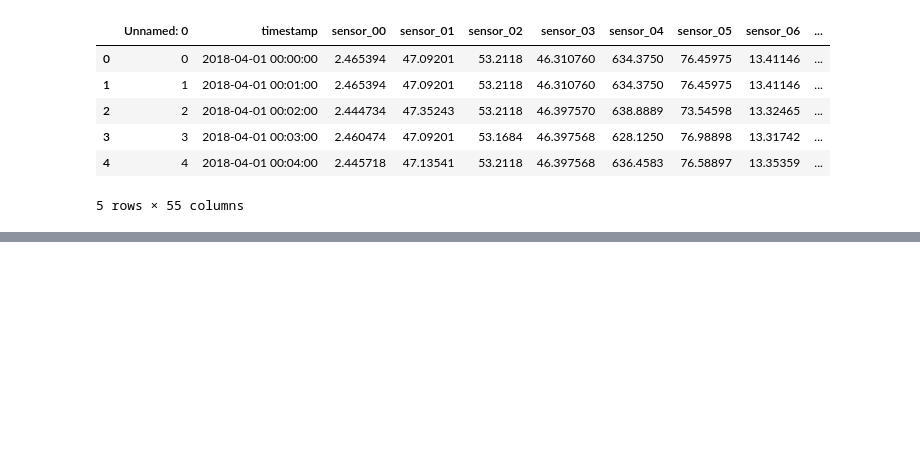
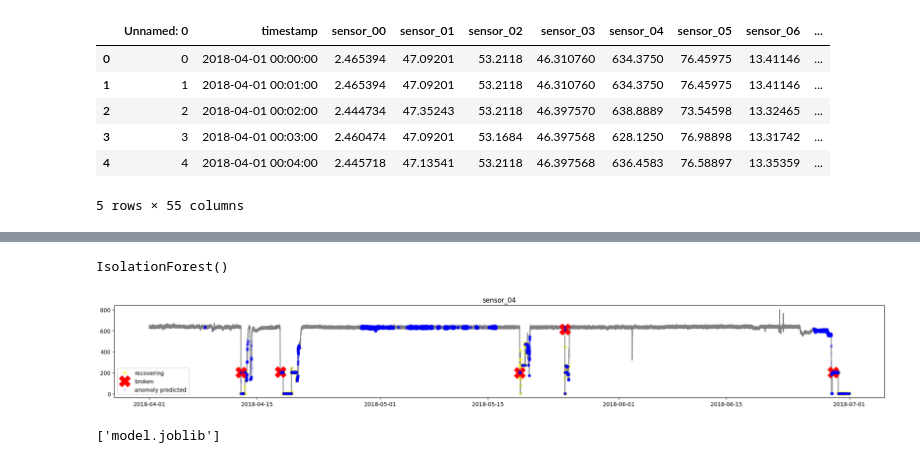
Before and after one commit to marshellon/programming2-, a Jupyter notebook: week 2.7/SE4ML.ipynb, the cells around one changed output, grey strips where cells are left out. Drawn from its saved outputs; the diff is of its cells as text; code cells hidden in the pictures; blank space fills up the shorter version.

```diff
--- a/week 2.7/SE4ML.ipynb
+++ b/week 2.7/SE4ML.ipynb
@@ -106,0 +86,30 @@ test_data = dfs[3:7] # test data array
+# %%
+iso = IsolationForest()
+iso.fit(X)
+# %% [output]
+IsolationForest()
+# %%
+y_pred = iso.predict(X)
+# %%
+data["prediction"] = y_pred
+# %%
+def plot_sensor_anomolies(sensor):
+    anomoly_rows = data[data["prediction"] == -1]
+    plot = plt.figure(figsize=(25,3))
+    plot = plt.plot(data[sensor], color='grey')
+    plot = plt.plot(recovery_rows[sensor], linestyle='none', marker='o', color='yellow', markersize=5, label='recovering',alpha = 0.5)
+    plot = plt.plot(broken_rows[sensor], linestyle='none', marker='X', color='red', markersize=20, label='broken')
+    plot = plt.plot(anomoly_rows[sensor], linestyle='none', marker='X', color='blue', markersize=4, label='anomoly predicted', alpha = 0.1)
+    plot = plt.title(sensor)
+    plot = plt.legend()
+    plt.show();
+# %%
+plot_sensor_anomolies('sensor_04')
+# %% [output]
+[figure, added]
+# %%
+# pretty good lets save the model and try with an actual script and new data
+from joblib import dump
+dump(iso, 'model.joblib')
+# %% [output]
+['model.joblib']
```
Also changed, not shown: parts of 15 cells of this notebook, 3 other files.
